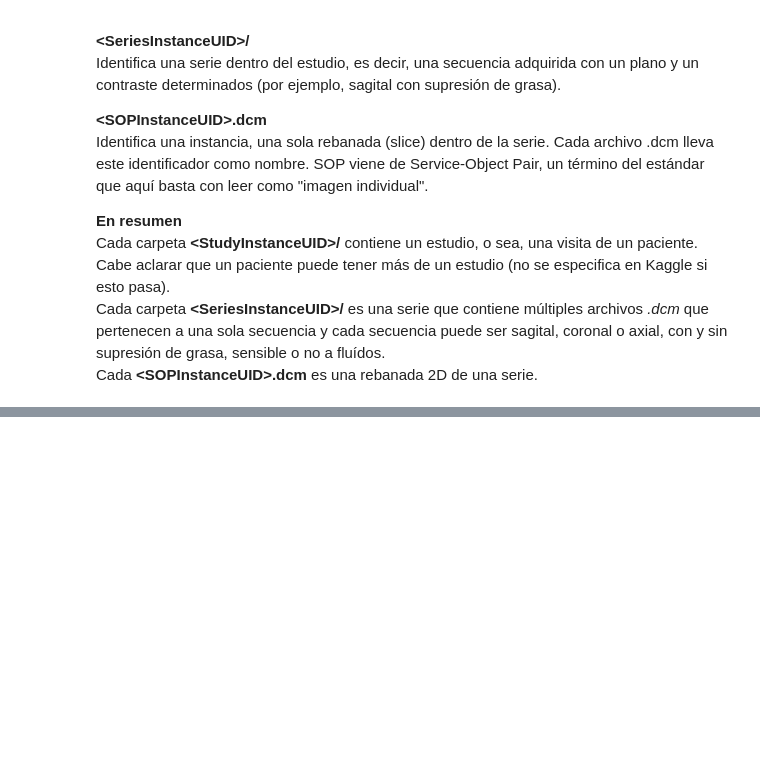
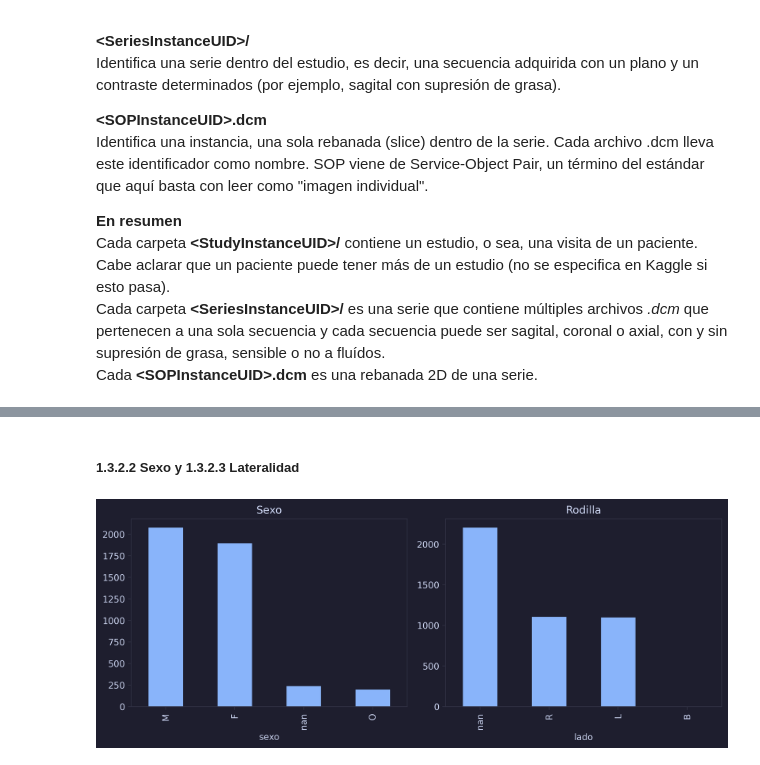
Before and after one commit to FernyBoy/RSNA-Knee, a Jupyter notebook: libretas/01-exploracion.ipynb, the cells around one changed output, grey strips where cells are left out. Saved outputs shown, nothing was run; the diff lists cells and outputs as text; code cells hidden in the pictures; blank space fills up the shorter version.

```diff
--- a/libretas/01-exploracion.ipynb
+++ b/libretas/01-exploracion.ipynb
@@ -108,0 +334,16 @@ Cada **\<SOPInstanceUID>.dcm** es una rebanada 2D de una serie.
+# %% [markdown]
+##### 1.3.2.2 Sexo y 1.3.2.3 Lateralidad
+# %%
+por_estudio = meta.groupby("StudyInstanceUID").agg(
+    sexo=("PatientSex", "first"),          # first ignora los NaN
+    lado=("Laterality", "first"),
+)
+por_estudio["lado"] = por_estudio["lado"].replace({"LEFT": "L", "RIGHT": "R"})
+
+fig, (ax1, ax2) = plt.subplots(1, 2, figsize=(10, 4), dpi=320)
+por_estudio["sexo"].value_counts(dropna=False).plot.bar(ax=ax1, title="Sexo")
+por_estudio["lado"].value_counts(dropna=False).plot.bar(ax=ax2, title="Rodilla")
+plt.tight_layout()
+plt.show()
+# %% [output]
+[figure, added]
```
Also changed, not shown: parts of 90 cells of this notebook.
